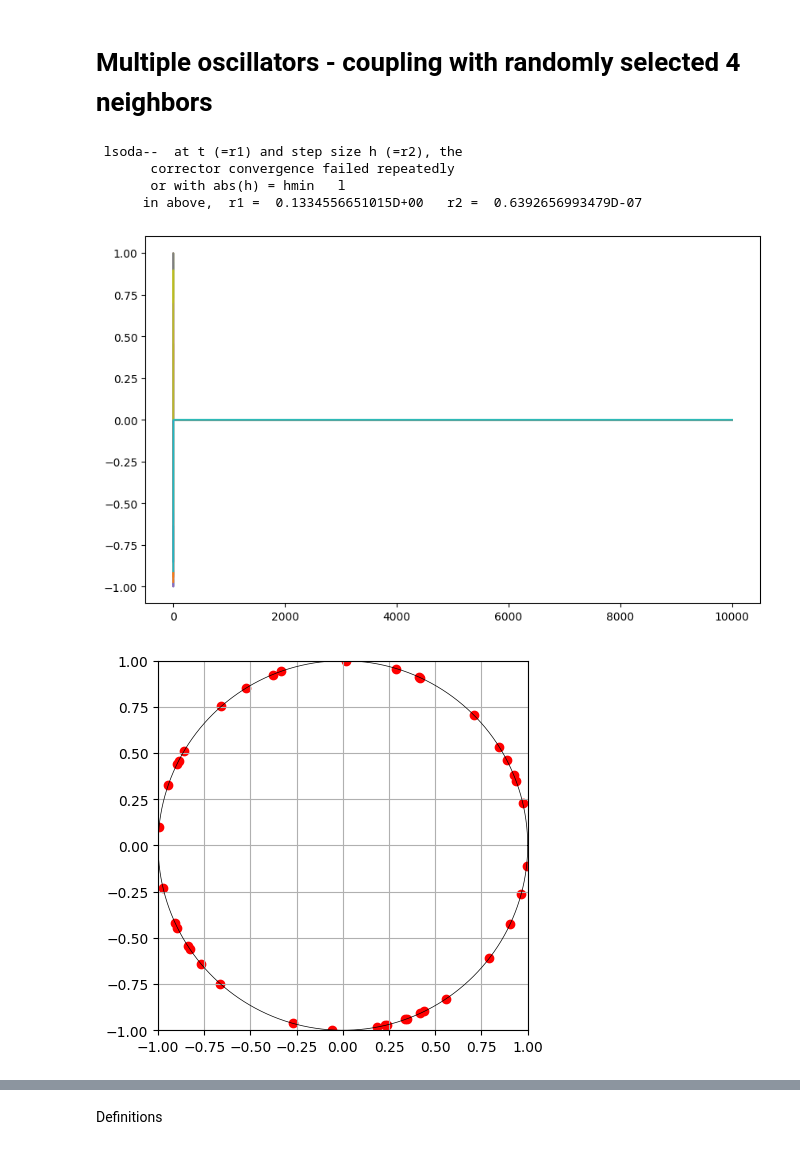
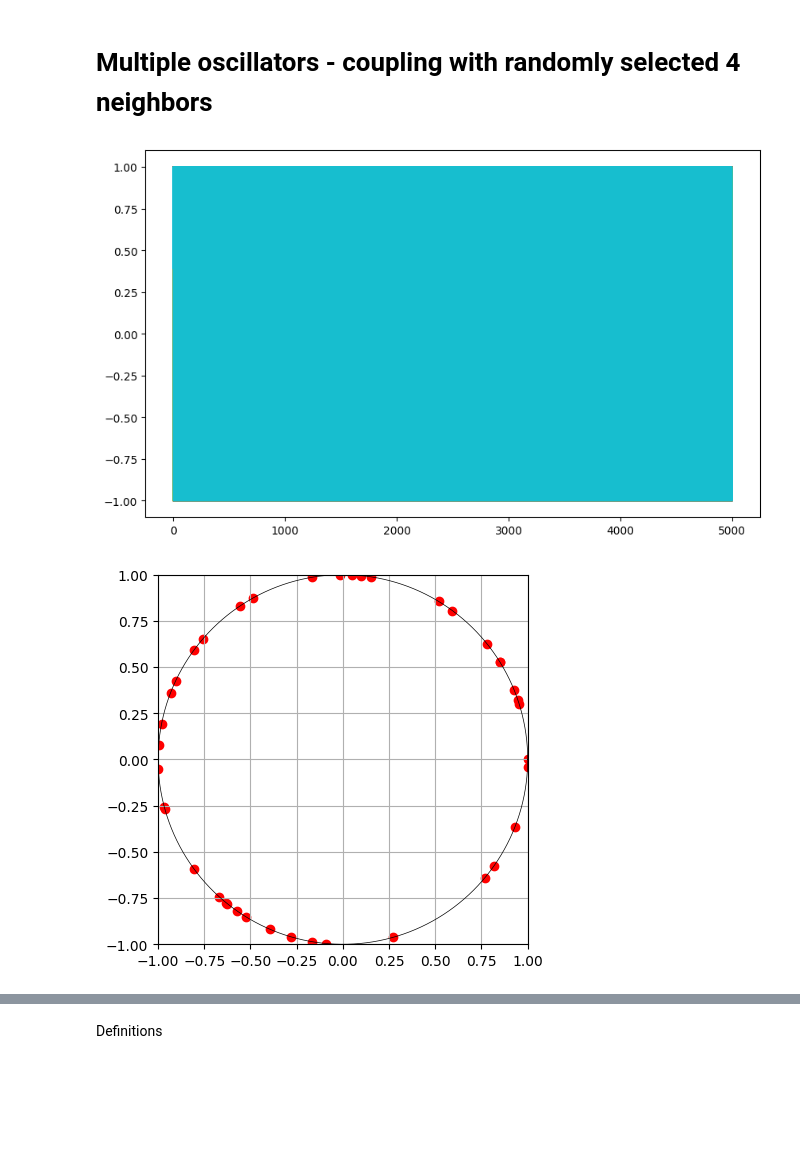
Before and after one commit to Mniszko/Network-of-coupled-Kuramoto-oscillators, a Jupyter notebook: main.ipynb, the cells around one changed output, grey strips where cells are left out. Drawn from its saved outputs; the diff is of its cells as text; code cells hidden in the pictures; blank space fills up the shorter version.

```diff
--- a/main.ipynb
+++ b/main.ipynb
@@ -10,16 +10,26 @@ def kuramoto_oscillators(theta, t, omega, K, N):
     return dtheta_dt
 
 N = 2  # Number of oscillators
-K = 5  # Increased coupling strength to make the coupling effect more visible
+K = 4.91  # Increased coupling strength to make the coupling effect more visible
 T = 100.0  # Total time
 dt = 0.01  # Time step
 times = np.arange(0, T+dt, dt)
 
 
 theta0 = np.random.uniform(0, 2*np.pi, N) #initial phases
-omega = np.ones(N)+np.random.uniform(0,0.5,N) #frequencies
+omega = np.array([np.random.normal(1,0.03) for i in range(N)]) #frequencies
+
+theta0 = np.array([3.2,1.5])
+omega = np.array([2.002,1.989])
 
 thetas = odeint(kuramoto_oscillators, theta0, times, args=(omega, K, N))
+
+
+print((K/N) * np.sum(np.sin(np.subtract.outer(theta0, theta0)), axis=1))
+print((K/N) * np.sin(np.subtract.outer(theta0, theta0)))
+print("entry vs new")
+print(theta0)
+print(omega - (K/N) * np.sum(np.sin(np.subtract.outer(theta0, theta0)), axis=1))
 
 plt.figure(figsize=(10, 6))
 for i in range(N):
@@ -74,7 +90,7 @@ def kuramoto_oscillators(theta, t, omega, K, N):
 
 N = 40  # Number of oscillators
 K = 5  # Increased coupling strength to make the coupling effect more visible
-T = 10000.0  # Total time
+T = 5000.0  # Total time
 dt = 0.01  # Time step
 times = np.arange(0, T+dt, dt)
 
@@ -88,37 +104,34 @@ plt.figure(figsize=(10, 6))
 for i in range(N):
     plt.plot(times, np.sin(thetas[:, i]), label=f'Oscillator {i+1}')
 plt.show()
 
 phi_circ = np.linspace(0,2*np.pi,2000)
 
 
-
+"""
 figure, axes = plt.subplots()
 axes.set_aspect( 1 )
 axes.set_xlim(-1,1)
 axes.set_ylim(-1,1)
 plt.grid()
 plt.plot(np.cos(phi_circ),np.sin(phi_circ),c="black",linewidth=0.5)
 for i in range(N):
     plt.scatter(np.cos(thetas[0,i]), np.sin(thetas[0,i]), c="red")
 
 
 plt.show()
+"""
 
 figure, axes = plt.subplots()
 axes.set_aspect( 1 )
 axes.set_xlim(-1,1)
 axes.set_ylim(-1,1)
 plt.grid()
 plt.plot(np.cos(phi_circ),np.sin(phi_circ),c="black",linewidth=0.5)
 for i in range(N):
     plt.scatter(np.cos(thetas[-1,i]), np.sin(thetas[-1,i]), c="red")
 
 plt.show()
 # %% [output]
- lsoda--  at t (=r1) and step size h (=r2), the
-       corrector convergence failed repeatedly
-       or with abs(h) = hmin   l
-      in above,  r1 =  0.1334556651015D+00   r2 =  0.6392656993479D-07
-[figure, old version]
+[figure, new version]
-[figure, old version]
+[figure, new version]
```
Also changed, not shown: parts of 23 cells of this notebook, 11 other files.
